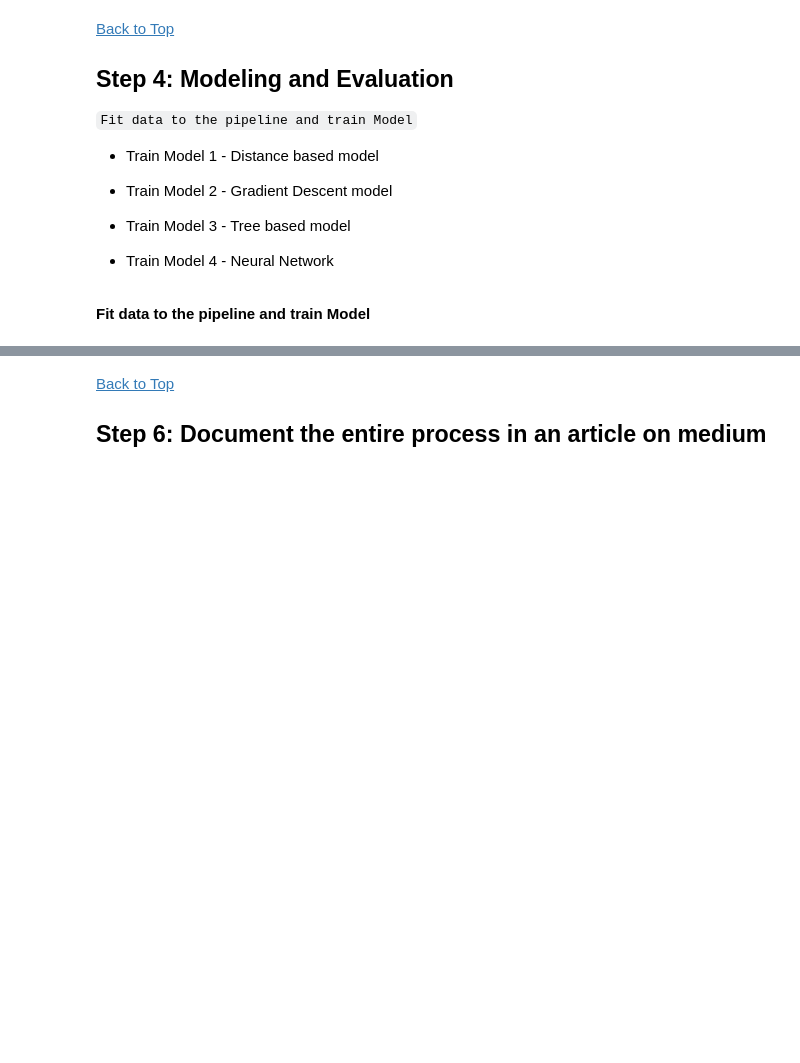
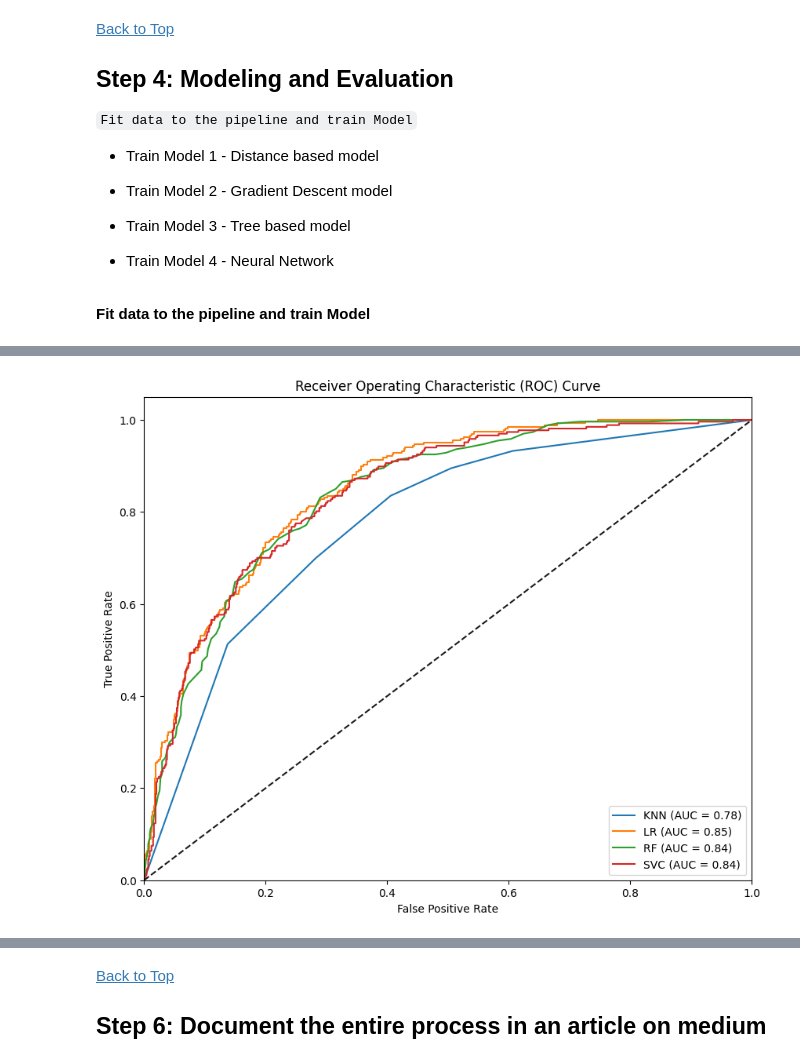
Before and after one commit to worlakuma/Machine-Learning-Prediction-Model-for-a-Telecommunications-Provider, a Jupyter notebook: notebooks/LP2_Marchine_Learning_Project.ipynb, the cells around one changed output, grey strips where cells are left out. Drawn from its saved outputs; the diff is of its cells as text; code cells hidden in the pictures; blank space fills up the shorter version.

```diff
--- a/notebooks/LP2_Marchine_Learning_Project.ipynb
+++ b/notebooks/LP2_Marchine_Learning_Project.ipynb
@@ -1583,0 +1673,33 @@ weighted avg: {'precision': 0.8002819639014094, 'recall': 0.7393458870168483, 'f
+# %%
+
+# Plot ROC AUC curve
+plt.figure(figsize=(10, 8))
+for model_name, metrics in results.items():
+    y_prob = metrics['y_prob']
+
+    # Compute ROC curve
+    fpr, tpr, thresholds = roc_curve(y_eval_encoded, y_prob, pos_label=1)
+    auc_score = metrics['ROC AUC Score']
+
+    roc_curve_data_F = pd.DataFrame({
+        'False positive':fpr,
+        'True positive': tpr,
+        'Threshold': thresholds,
+
+    })
+
+    # Add ROC curve data to the table
+    results[model_name] = roc_curve_data_F
+
+    plt.plot(fpr, tpr, label=f'{model_name} (AUC = {auc_score:.2f})')
+
+plt.plot([0, 1], [0, 1], 'k--')
+plt.xlim([0.0, 1.0])
+plt.ylim([0.0, 1.05])
+plt.xlabel('False Positive Rate')
+plt.ylabel('True Positive Rate')
+plt.title('Receiver Operating Characteristic (ROC) Curve')
+plt.legend(loc="lower right")
+plt.show()
+# %% [output]
+[figure, added]
```
Also changed, not shown: parts of 88 cells of this notebook.
